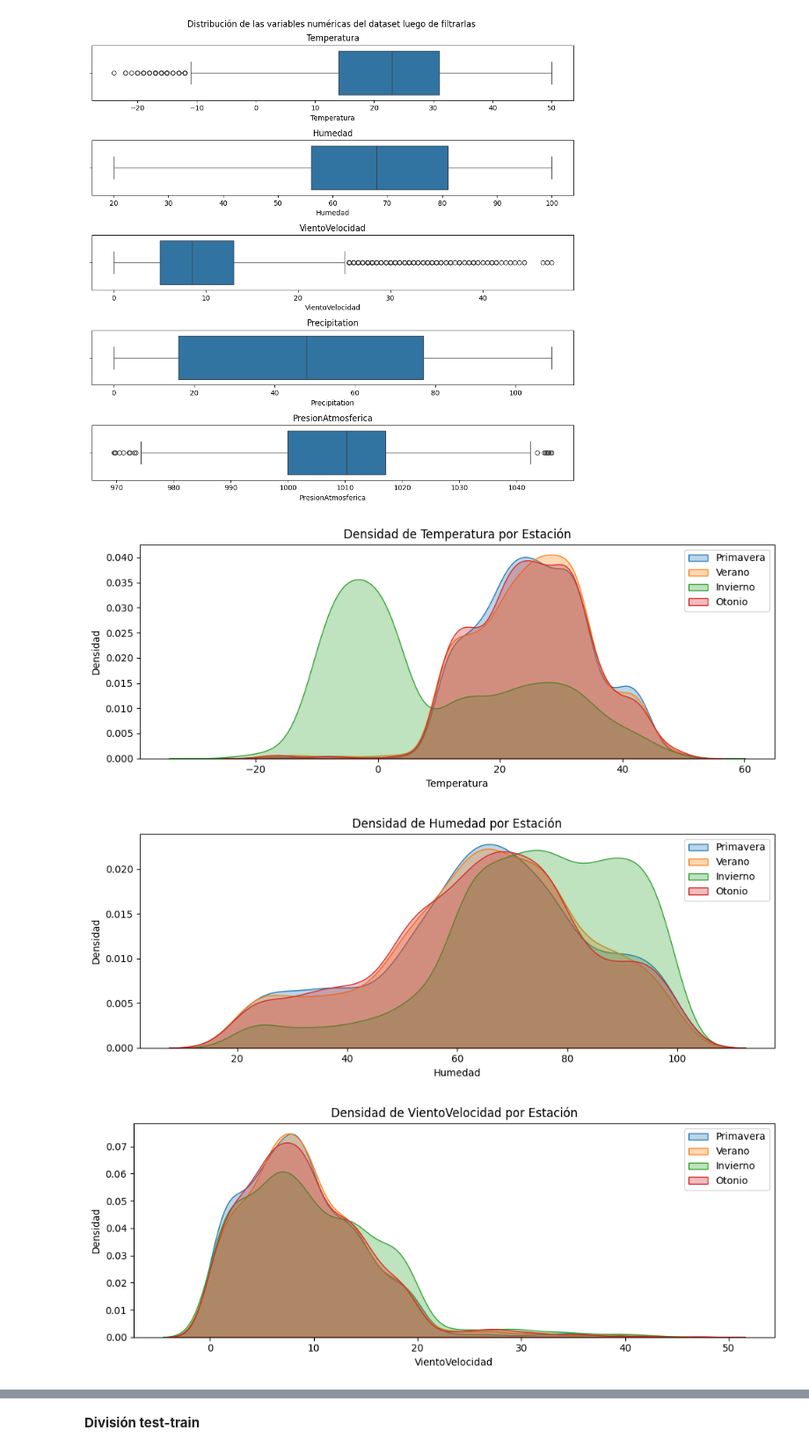
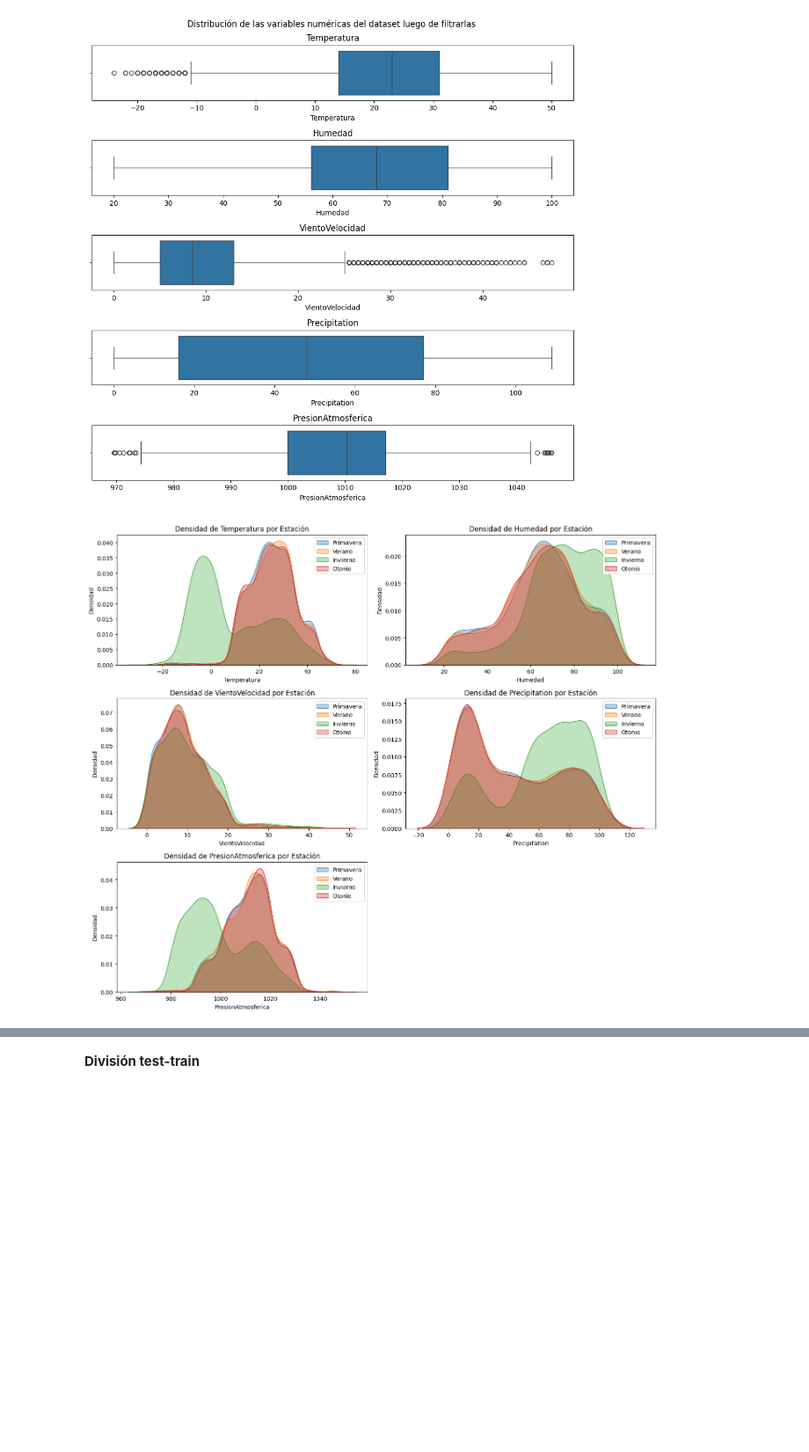
Before and after one commit to juanachies/TP3_Mineria, a Jupyter notebook: tp.ipynb, the cells around one changed output, grey strips where cells are left out. Shown at 88% size. Saved outputs shown, nothing was run; the diff lists cells and outputs as text; code cells hidden in the pictures; blank space fills up the shorter version.

```diff
--- a/tp.ipynb
+++ b/tp.ipynb
@@ -193,17 +201,34 @@ plt.show()
 # %% [output]
 [figure]
 # %%
-for col in columnas_numericas:
-    plt.figure(figsize=(10, 4))
+n = len(columnas_numericas)
+
+cols = math.ceil(n / 2)
+
+fig, axes = plt.subplots(cols, 2, figsize=(14, 4 * cols))
+axes = axes.flatten()
+
+for i, col in enumerate(columnas_numericas):
+    ax = axes[i]
+
     for est in df['Estacion'].unique():
-        sns.kdeplot(df[df['Estacion'] == est][col], label=est, fill=True, alpha=0.3)
-    plt.title(f'Densidad de {col} por Estación')
-    plt.xlabel(col)
-    plt.ylabel("Densidad")
-    plt.legend()
-    plt.tight_layout()
-    plt.show()
+        sns.kdeplot(
+            df[df['Estacion'] == est][col],
+            label=est,
+            fill=True,
+            alpha=0.3,
+            ax=ax
+        )
+
+    ax.set_title(f'Densidad de {col} por Estación')
+    ax.set_xlabel(col)
+    ax.set_ylabel("Densidad")
+    ax.legend()
+
+for j in range(i + 1, len(axes)):
+    axes[j].axis("off")
+
+plt.tight_layout()
+plt.show()
 # %% [output]
-[figure, old version]
+[figure, new version]
-[figure, removed]
-[figure, removed]
```
Also changed, not shown: parts of 23 cells of this notebook.
